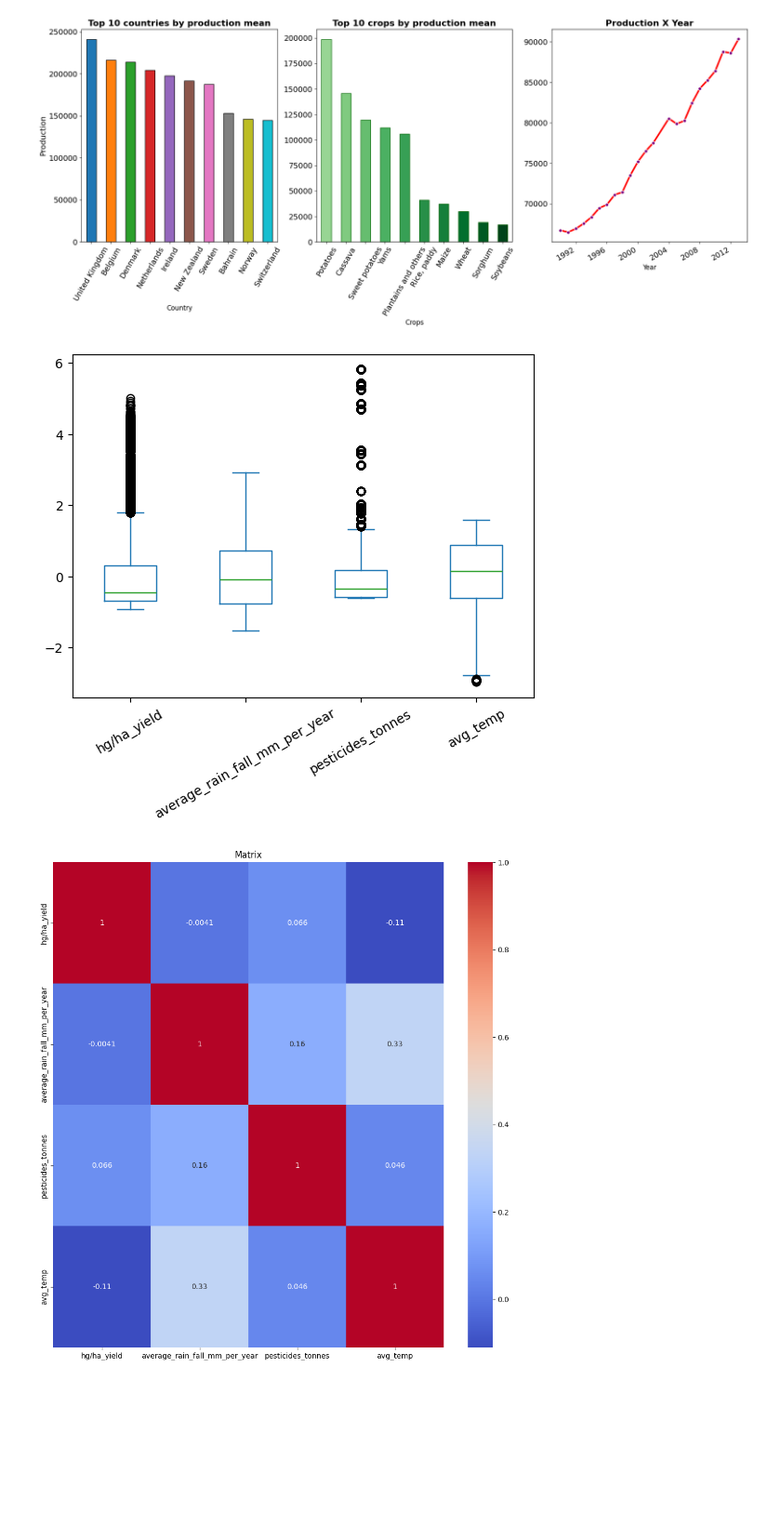
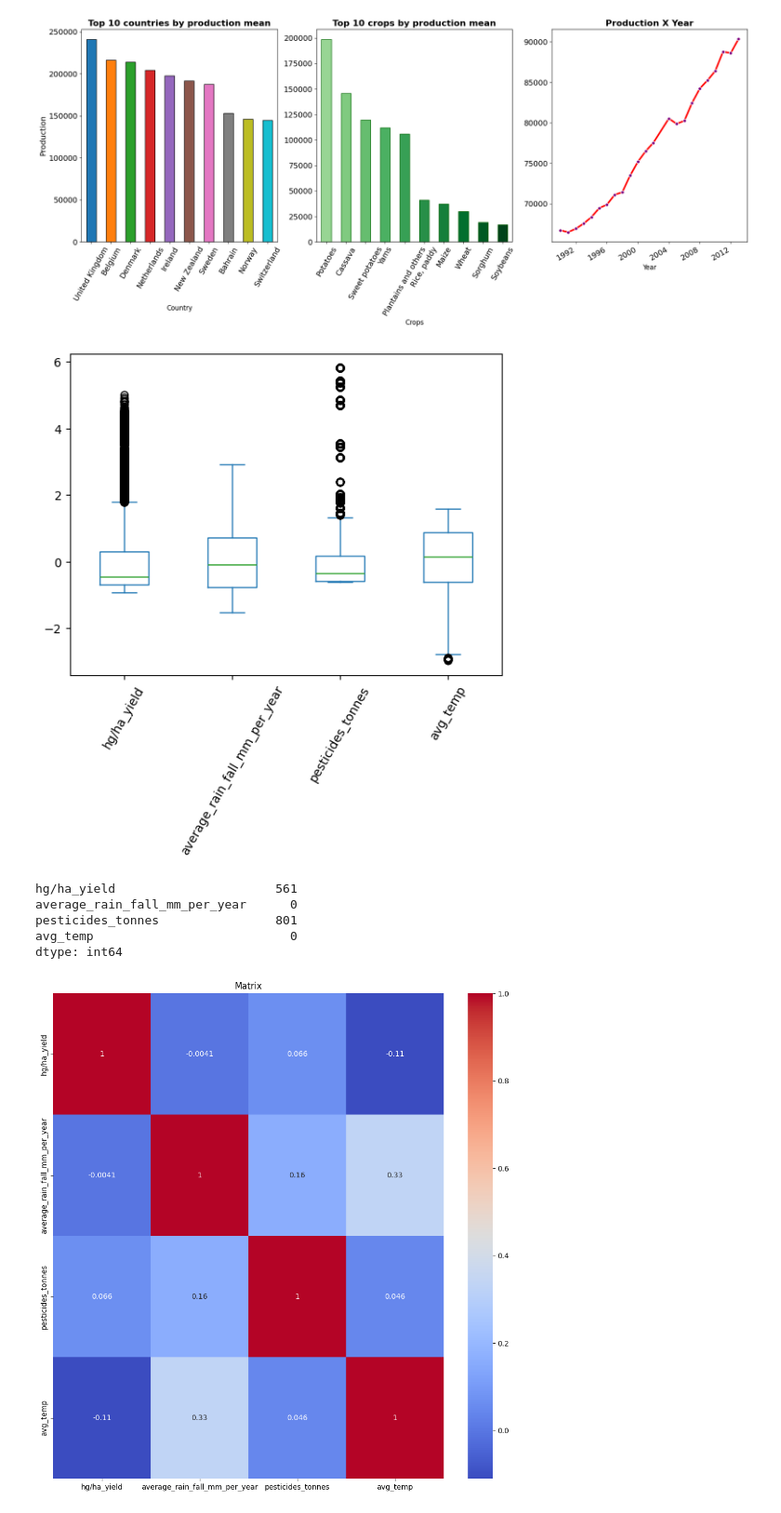
Before and after one commit to andrefpvalenga/crop-yeld-project, a Jupyter notebook: CropYeldPrediction.ipynb, the cells around one changed output. Shown at 93% size. Cells and saved outputs as stored; diff of their text form; code cells hidden in the pictures; blank space fills up the shorter version.

```diff
--- a/CropYeldPrediction.ipynb
+++ b/CropYeldPrediction.ipynb
@@ -186,11 +186,23 @@ plt.show()
 # %%
 # Searching for outliers
 df_numerical = df.drop(columns=['Area', 'Item','Year'])
-df_numerical.apply(scale).plot.box()
-plt.xticks(rotation=30)
+df_num_scaled = df_numerical.apply(scale)
+df_num_scaled.plot.box()
+plt.xticks(rotation=60)
 plt.show()
 # %% [output]
-[figure, old version]
+[figure, new version]
+# %%
+# Checking how many outlier each feature has
+z = np.abs((df_num_scaled - df_num_scaled.mean()) / df_num_scaled.std())
+outlier_counts = (z > 3).sum()
+print(outlier_counts)
+# %% [output]
+hg/ha_yield                      561
+average_rain_fall_mm_per_year      0
+pesticides_tonnes                801
+avg_temp                           0
+dtype: int64
 # %%
 # Creating a heatmap to see the correlation
 corr_matrix = df_numerical.corr()
```
